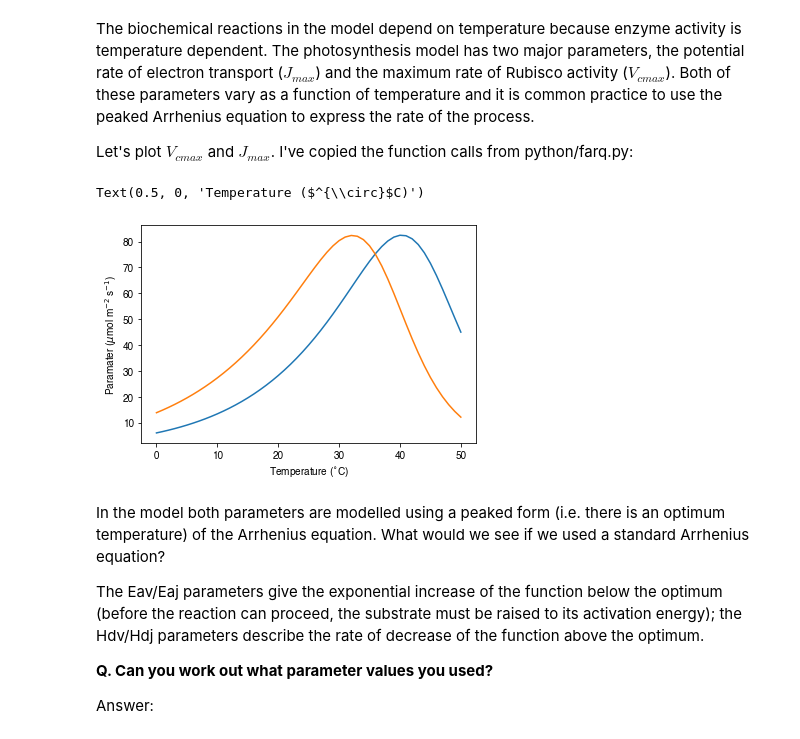
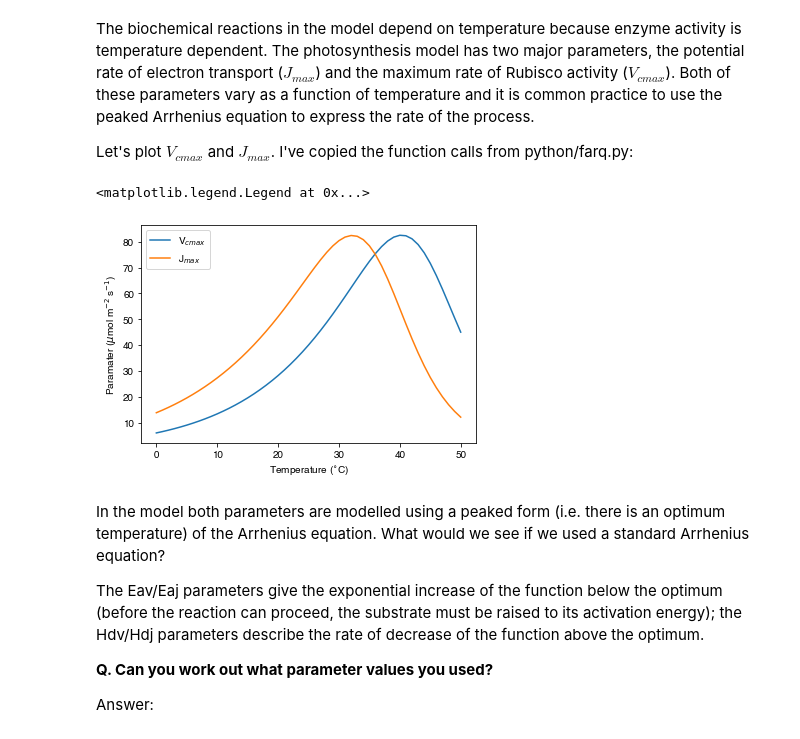
Before and after one commit to mdekauwe/CLIM3001_lab_photosynthesis, a Jupyter notebook: CLIM3001_lab.ipynb, the cells around one changed output. Cells and saved outputs as stored; diff of their text form; code cells hidden in the pictures.

```diff
--- a/CLIM3001_lab.ipynb
+++ b/CLIM3001_lab.ipynb
@@ -60,13 +60,14 @@ F = FarquharC3(peaked_Jmax=True, peaked_Vcmax=True, gs_model="medlyn")
 Vcmax = F.peaked_arrh(p.Vcmax25, p.Eav, TleafK, p.deltaSv, p.Hdv)
 Jmax = F.peaked_arrh(p.Jmax25, p.Eaj, TleafK, p.deltaSj, p.Hdj)
 # %%
-plt.plot(Tleaf, Vcmax)
-plt.plot(Tleaf, Jmax)
+plt.plot(Tleaf, Vcmax, label="V$_{cmax}$")
+plt.plot(Tleaf, Jmax, label="J$_{max}$")
 plt.ylabel("Paramater ($\mu$mol m$^{-2}$ s$^{-1}$)")
 plt.xlabel("Temperature ($^{\circ}$C)")
+plt.legend(numpoints=1, loc="best")
 # %% [output]
-Text(0.5, 0, 'Temperature ($^{\\circ}$C)')
+<matplotlib.legend.Legend at 0x...>
-[figure, old version]
+[figure, new version]
 # %% [markdown]
 In the model both parameters are modelled using a peaked form (i.e. there is an optimum temperature) of the Arrhenius equation. What would we see if we used a standard Arrhenius equation?
 
```
Also changed, not shown: parts of 21 cells of this notebook, 1 other file.
